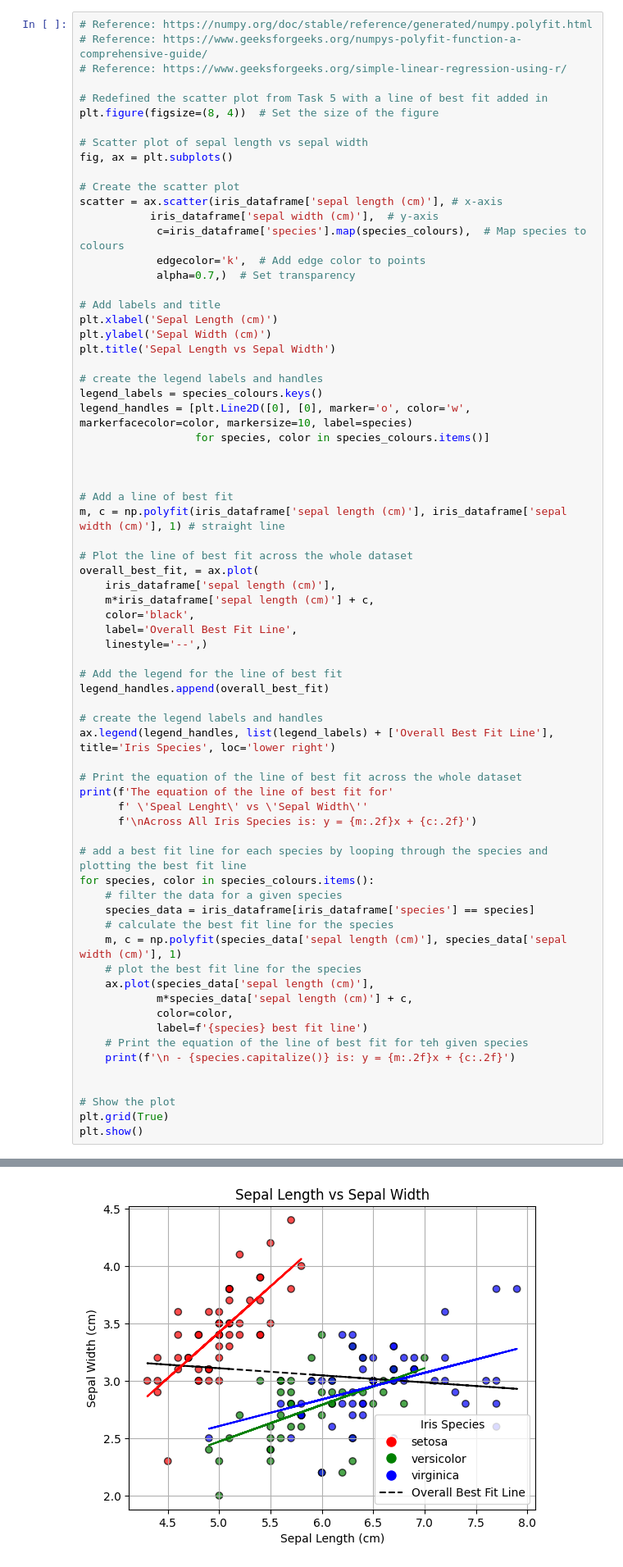
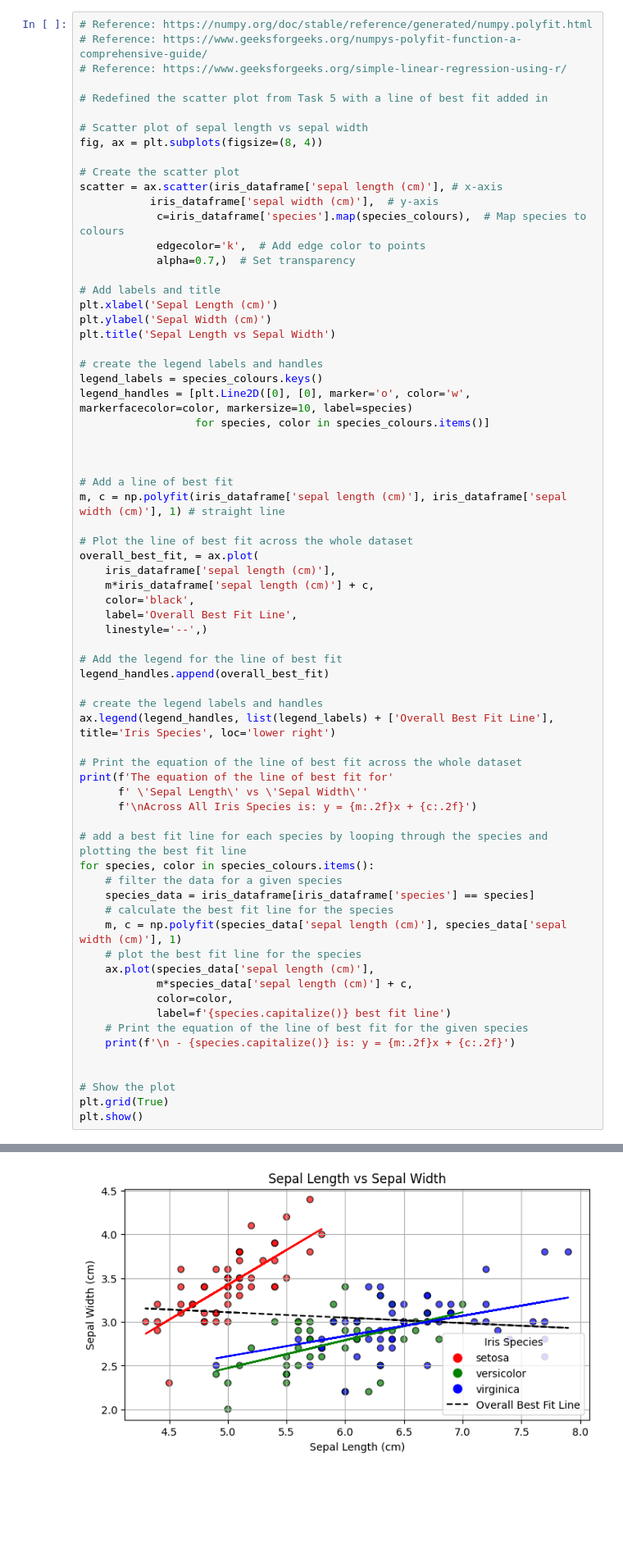
Before and after one commit to skerr17/principles_of_data_analytics, a Jupyter notebook: tasks.ipynb, the cells around one changed output, grey strips where cells are left out. Shown at 82% size. Cells and saved outputs as stored; diff of their text form; blank space fills up the shorter version.

```diff
--- a/tasks.ipynb
+++ b/tasks.ipynb
@@ -404,10 +455,9 @@ See `polyfit()` method documentation [here](https://numpy.org/doc/stable/referen
 # Reference: https://www.geeksforgeeks.org/simple-linear-regression-using-r/
 
 # Redefined the scatter plot from Task 5 with a line of best fit added in
-plt.figure(figsize=(8, 4))  # Set the size of the figure
 
 # Scatter plot of sepal length vs sepal width
-fig, ax = plt.subplots()
+fig, ax = plt.subplots(figsize=(8, 4))
 
 # Create the scatter plot
 scatter = ax.scatter(iris_dataframe['sepal length (cm)'], # x-axis
@@ -447,7 +497,7 @@ ax.legend(legend_handles, list(legend_labels) + ['Overall Best Fit Line'], title
 
 # Print the equation of the line of best fit across the whole dataset
 print(f'The equation of the line of best fit for'
-      f' \'Speal Lenght\' vs \'Sepal Width\''
+      f' \'Sepal Length\' vs \'Sepal Width\''
       f'\nAcross All Iris Species is: y = {m:.2f}x + {c:.2f}')
 
 # add a best fit line for each species by looping through the species and plotting the best fit line
@@ -460,8 +510,8 @@ for species, color in species_colours.items():
     ax.plot(species_data['sepal length (cm)'],
             m*species_data['sepal length (cm)'] + c,
             color=color,
-            label=f'{species} best fit line')
-    # Print the equation of the line of best fit for teh given species
+            label=f'{species.capitalize()} best fit line')
+    # Print the equation of the line of best fit for the given species
     print(f'\n - {species.capitalize()} is: y = {m:.2f}x + {c:.2f}')
 
 
@@ -481 +530 @@ Across All Iris Species is: y = -0.06x + 3.42
-[figure, old version]
+[figure, new version]
```
Also changed, not shown: parts of 22 cells of this notebook.
